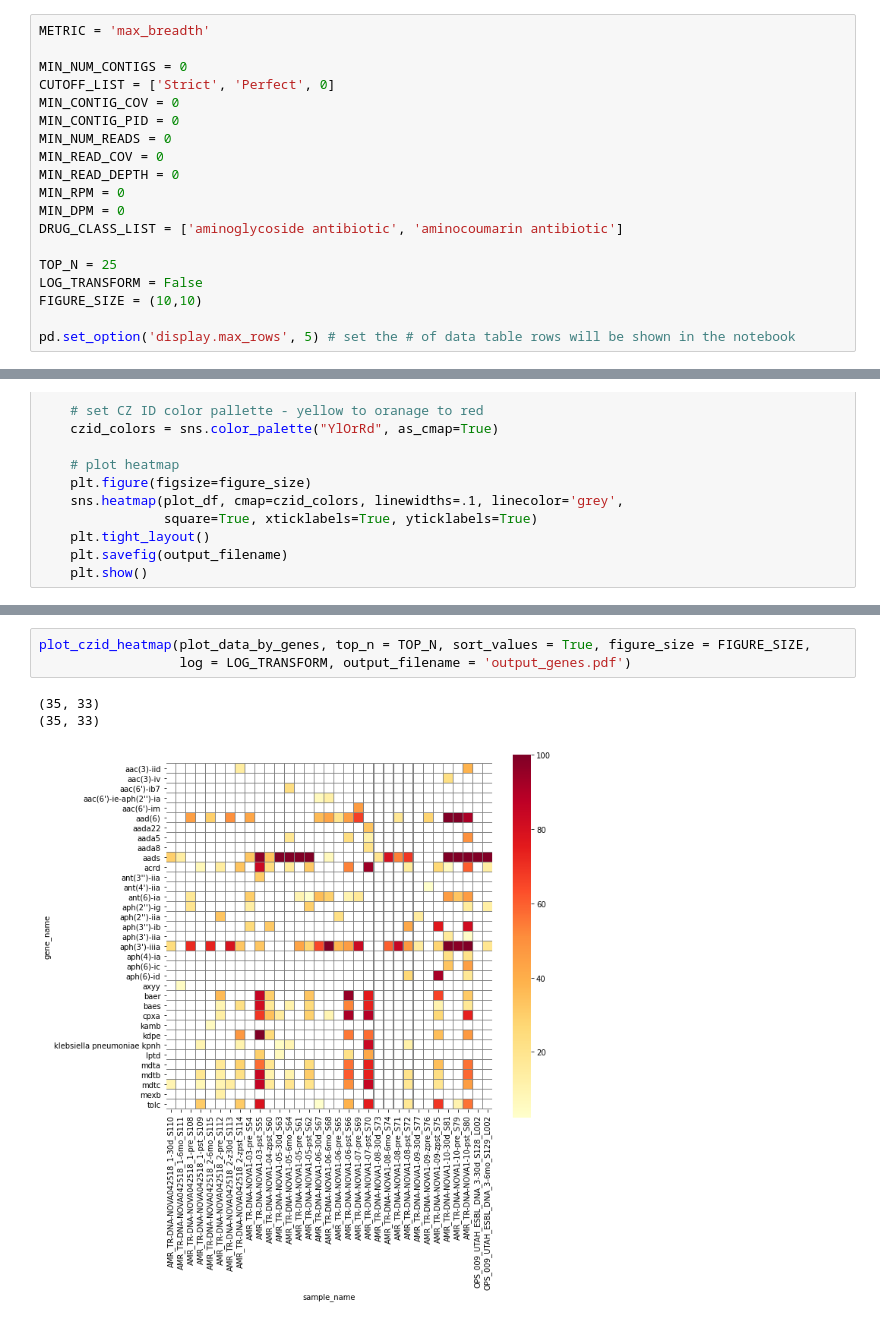
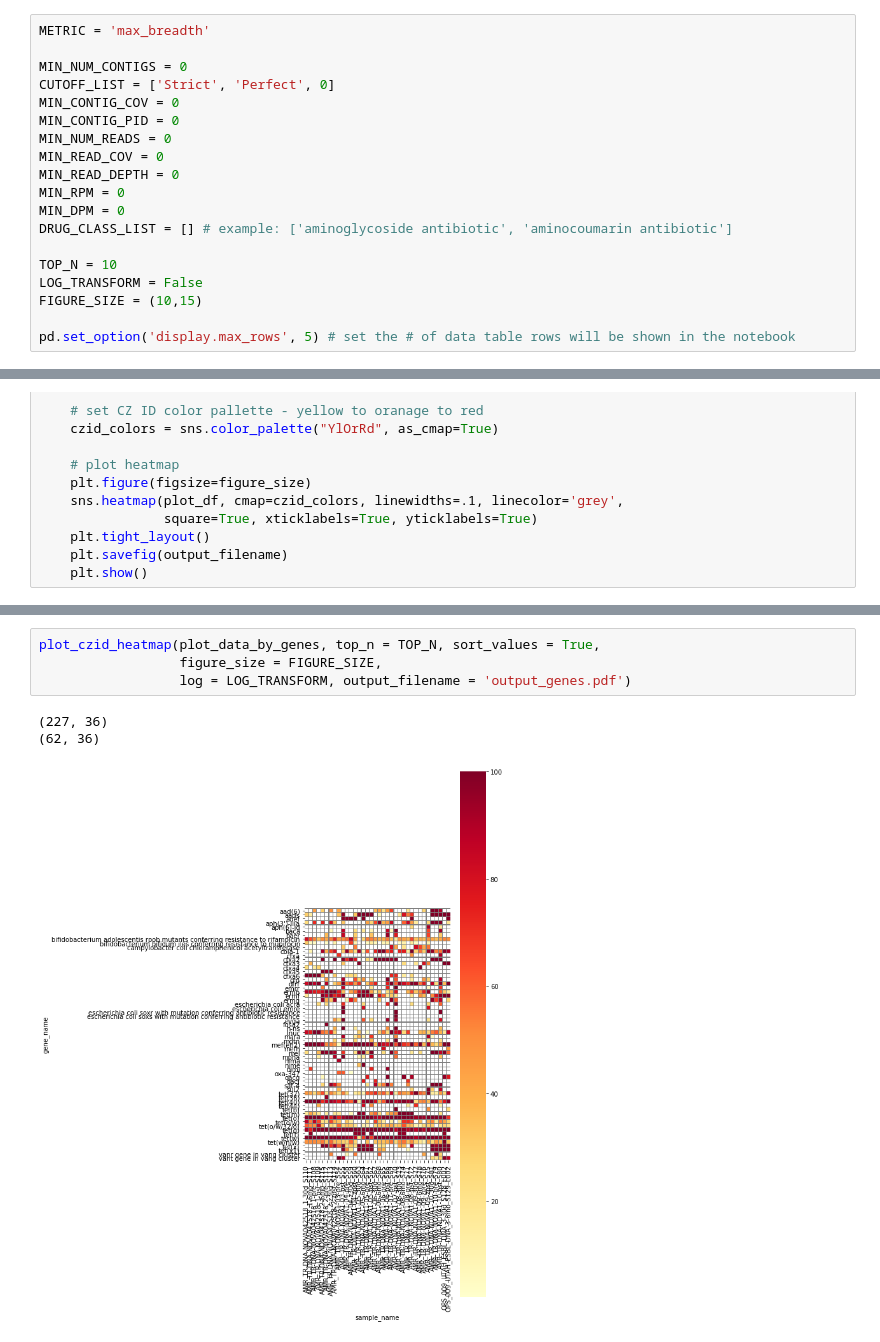
Before and after one commit to katrinakalantar/czid-amr-heatmap, a Jupyter notebook: Make_AMR_Heatmap.ipynb, the cells around one changed output, grey strips where cells are left out. Drawn from its saved outputs; the diff is of its cells as text.

```diff
--- a/Make_AMR_Heatmap.ipynb
+++ b/Make_AMR_Heatmap.ipynb
@@ -80,11 +94,11 @@ MIN_READ_COV = 0
 MIN_READ_DEPTH = 0
 MIN_RPM = 0
 MIN_DPM = 0
-DRUG_CLASS_LIST = ['aminoglycoside antibiotic', 'aminocoumarin antibiotic']
+DRUG_CLASS_LIST = [] # example: ['aminoglycoside antibiotic', 'aminocoumarin antibiotic']
 
-TOP_N = 25
+TOP_N = 10
 LOG_TRANSFORM = False
-FIGURE_SIZE = (10,10)
+FIGURE_SIZE = (10,15)
 
 pd.set_option('display.max_rows', 5) # set the # of data table rows will be shown in the notebook
 # %%
@@ -218,10 +230,11 @@ plot_data_by_genes
 # %%
-plot_czid_heatmap(plot_data_by_genes, top_n = TOP_N, sort_values = True, figure_size = FIGURE_SIZE,
+plot_czid_heatmap(plot_data_by_genes, top_n = TOP_N, sort_values = True,
+                  figure_size = FIGURE_SIZE,
                   log = LOG_TRANSFORM, output_filename = 'output_genes.pdf')
 # %% [output]
-(35, 33)
-(35, 33)
+(227, 36)
+(62, 36)
-[figure, old version]
+[figure, new version]
 # %%
 plot_data_by_drug_class = pd.pivot_table(format_drug_class(filtered_amr_df), values='gene_name', index='drug_class_split', columns='sample_name', aggfunc = 'count')
 plot_data_by_drug_class
```
Also changed, not shown: parts of 6 cells of this notebook.
